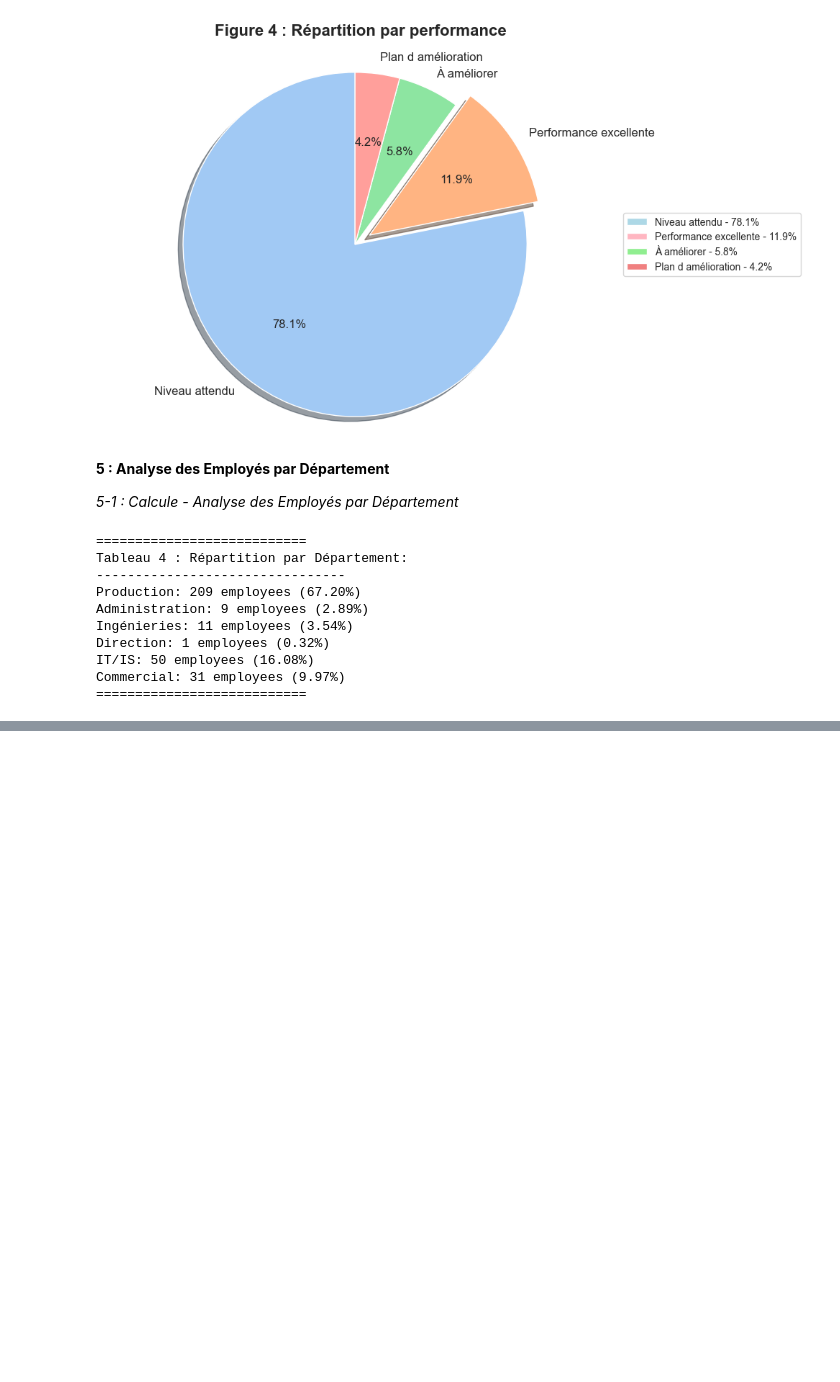
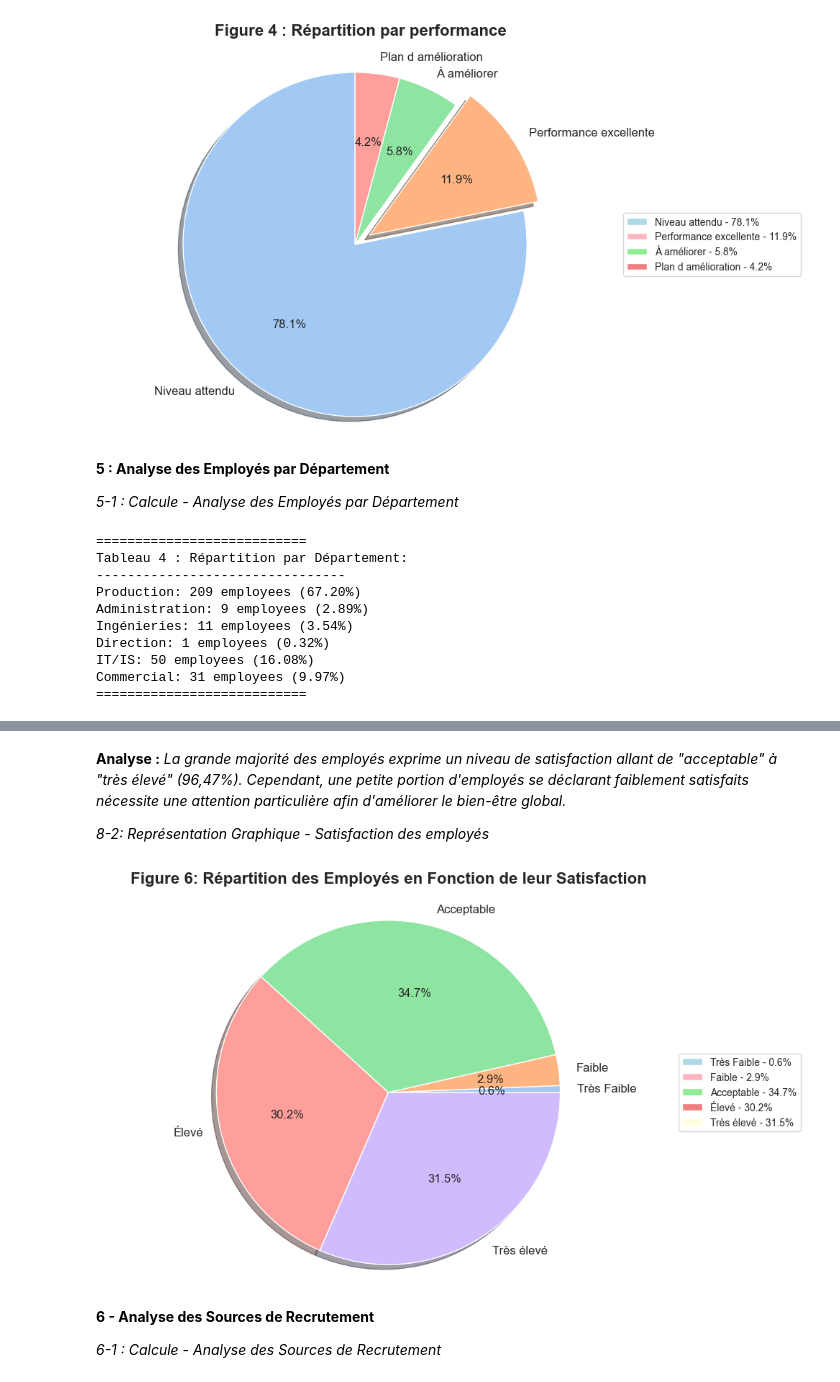
Before and after one commit to AbdelmoughitASSAL/HR_Dashboard_06_18, a Jupyter notebook: HR-PYTHON.ipynb, the cells around one changed output, grey strips where cells are left out. Drawn from its saved outputs; the diff is of its cells as text; code cells hidden in the pictures; blank space fills up the shorter version.

```diff
--- a/HR-PYTHON.ipynb
+++ b/HR-PYTHON.ipynb
@@ -281,0 +337,23 @@ Commercial: 31 employees (9.97%)
+# %%
+# Calcul des effectifs par leur Satisfaction & %
+VeryLow_count = df[df['Satisfaction Status'] == 'Very Low']['EmployeeID'].count()
+Percent_VeryLow = (VeryLow_count/head_count)*100 if head_count > 0 else 0
+Low_count = df[df['Satisfaction Status'] == 'Low']['EmployeeID'].count()
+Percent_Low = (Low_count/head_count)*100 if head_count > 0 else 0
+Acceptable_count = df[df['Satisfaction Status'] == 'Acceptable']['EmployeeID'].count()
+Percent_Acceptable = (Acceptable_count/head_count)*100 if head_count > 0 else 0
+High_count = df[df['Satisfaction Status'] == 'High']['EmployeeID'].count()
+Percent_High = (High_count/head_count)*100 if head_count > 0 else 0
+VeryHigh_count = df[df['Satisfaction Status'] == 'Very High']['EmployeeID'].count()
+Percent_VeryHigh = (VeryHigh_count/head_count)*100 if head_count > 0 else 0
+
+# Affichage des résultats
+print("===========================")
+print("Tableau 6: Répartition des Employés en Fonction de leur Satisfaction")
+print("--------------------------------")
+print(f"Très Faible: {VeryLow_count} employees ({Percent_VeryLow:.2f}%)")
+print(f"Faible: {Low_count} employees ({Percent_Low:.2f}%)")
+print(f"Acceptable: {Acceptable_count} employees ({Percent_Acceptable:.2f}%)")
+print(f"Élevé: {High_count} employees ({Percent_High:.2f}%)")
+print(f"Très élevé: {VeryHigh_count} employees ({Percent_VeryHigh:.2f}%)")
+print("===========================")
@@ -281,0 +370,28 @@ Commercial: 31 employees (9.97%)
+# %% [markdown]
+**Analyse :**
+*La grande majorité des employés exprime un niveau de satisfaction allant de "acceptable" à "très élevé" (96,47%). Cependant, une petite portion d'employés se déclarant faiblement satisfaits nécessite une attention particulière afin d'améliorer le bien-être global.*
+
+*8-2: Représentation Graphique - Satisfaction des employés*
+# %%
+plt.figure(figsize=(10, 6))
+labels = ['Très Faible', 'Faible', 'Acceptable', 'Élevé','Très élevé']
+sizes = [VeryLow_count, Low_count, Acceptable_count, High_count, VeryHigh_count]
+colors = sns.color_palette("pastel", n_colors=5)
+explode = (0, 0, 0, 0, 0)
+# Créer une légende avec les couleurs et les pourcentages
+legend_labels = [f"{label} - {size/sum(sizes)*100:.1f}%" for label, size in zip(labels, sizes)]
+plt.legend(wedges, legend_labels, title="", loc="center left", bbox_to_anchor=(1, 0, 0.5, 1))
+
+
+plt.pie(sizes, explode=explode, labels=labels, colors=colors, autopct='%1.1f%%',
+        startangle=0, shadow=True, textprops={'fontsize': 12})
+plt.axis('equal')
+plt.title('Figure 6: Répartition des Employés en Fonction de leur Satisfaction', fontsize=16, pad=20, fontweight='bold')
+plt.tight_layout()
+plt.show()
+# %% [output]
+[figure, added]
+# %% [markdown]
+**6 - Analyse des Sources de Recrutement**
+
+*6-1 : Calcule - Analyse des Sources de Recrutement*
```
Also changed, not shown: parts of 16 cells of this notebook.
